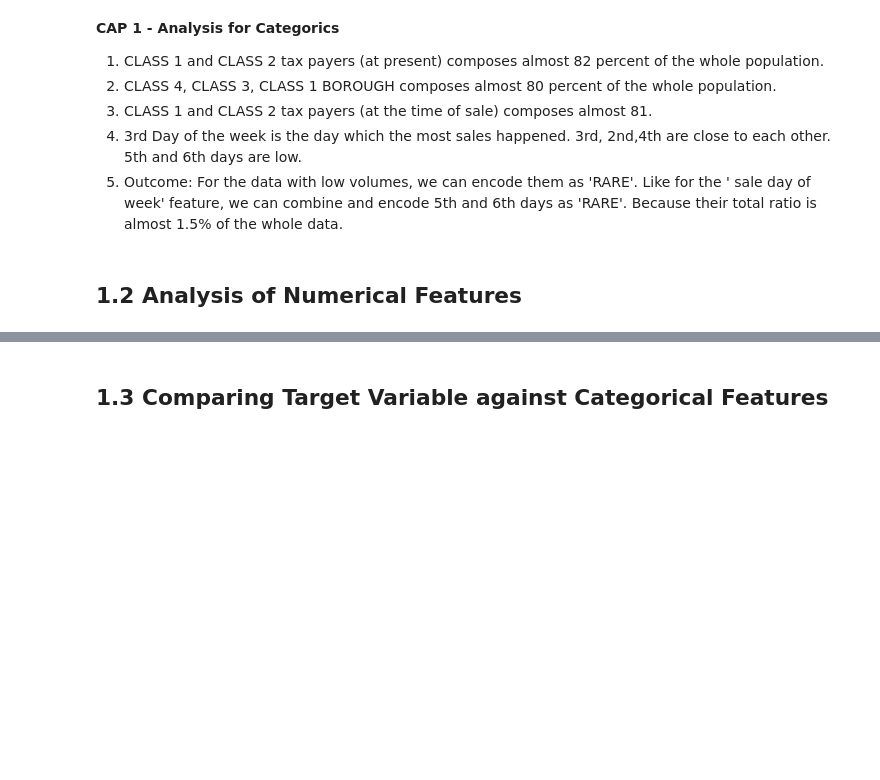
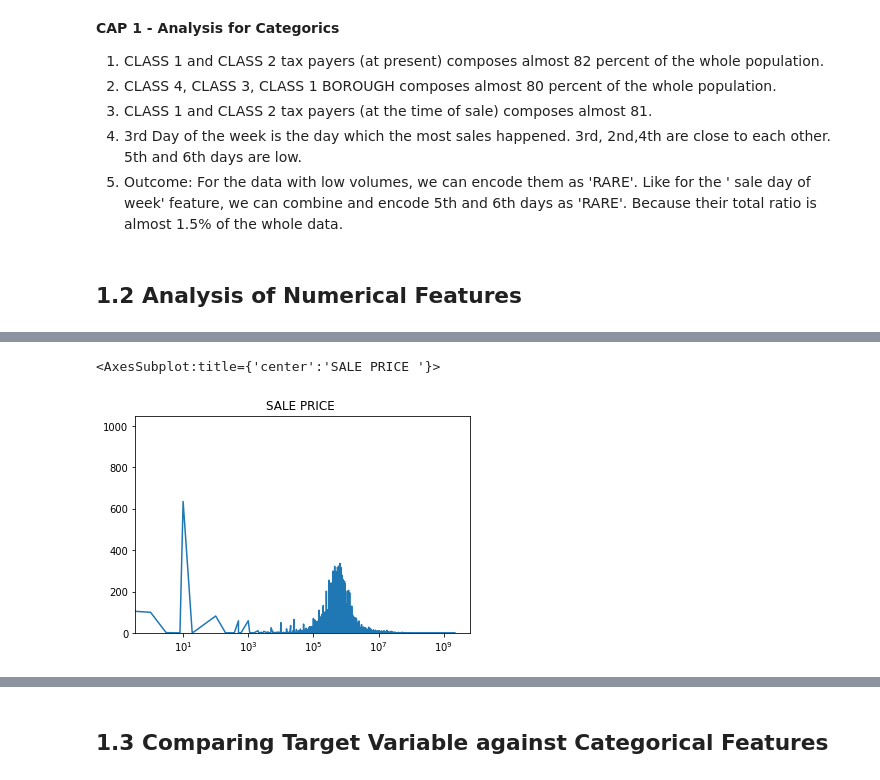
Before and after one commit to nejatzileli/Basic-Projects, a Jupyter notebook: soonstone-assignment.ipynb, the cells around one changed output, grey strips where cells are left out. Saved outputs shown, nothing was run; the diff lists cells and outputs as text; code cells hidden in the pictures; blank space fills up the shorter version.

```diff
--- a/soonstone-assignment.ipynb
+++ b/soonstone-assignment.ipynb
@@ -65,0 +58,18 @@ df = df[df['SALE PRICE'].notna()]
+# %%
+# INITIAL PREPROCESSING to make the following analysis useful.
+# empty data points are not set up properly
+df = df.replace(' -  ', np.nan)
+df = df.replace(' ', np.nan)
+# Almost 0.20 of the Land Square and Gross Square feet was missing. I dropped the missing rows.
+df = df[df['LAND SQUARE FEET'].notna()]
+df = df[df['GROSS SQUARE FEET'].notna()]
+# 0.15 of the SALE PRICE was missing as well. I dropped them. No use for my analysis.
+df = df[df['SALE PRICE'].notna()]
+# All of the values belong to EASEMENT and APARTMENT NUMBER is NAN. I dropped these columns as well.
+df = df.drop('EASE-MENT',axis=1)
+df = df.drop('APARTMENT NUMBER',axis=1)
+# All of the Unnamed: 0 values were unique. I dropped them as well.
+df = df.drop('Unnamed: 0',axis=1)
+# Repeating rows. Deleting duplicate values
+df = df.drop_duplicates(df.columns, keep='last')
+#sum(df.duplicated(df.columns))
@@ -289,0 +250,8 @@ Name: SALE PRICE, dtype: float64
+# %%
+plt.title(r'SALE PRICE ')
+plt.xscale('log')
+plt.ylim((0,1050))
+df['SALE PRICE'].value_counts().sort_index().plot.line()
+# %% [output]
+<AxesSubplot:title={'center':'SALE PRICE '}>
+[figure, added]
```
Also changed, not shown: parts of 61 cells of this notebook.
